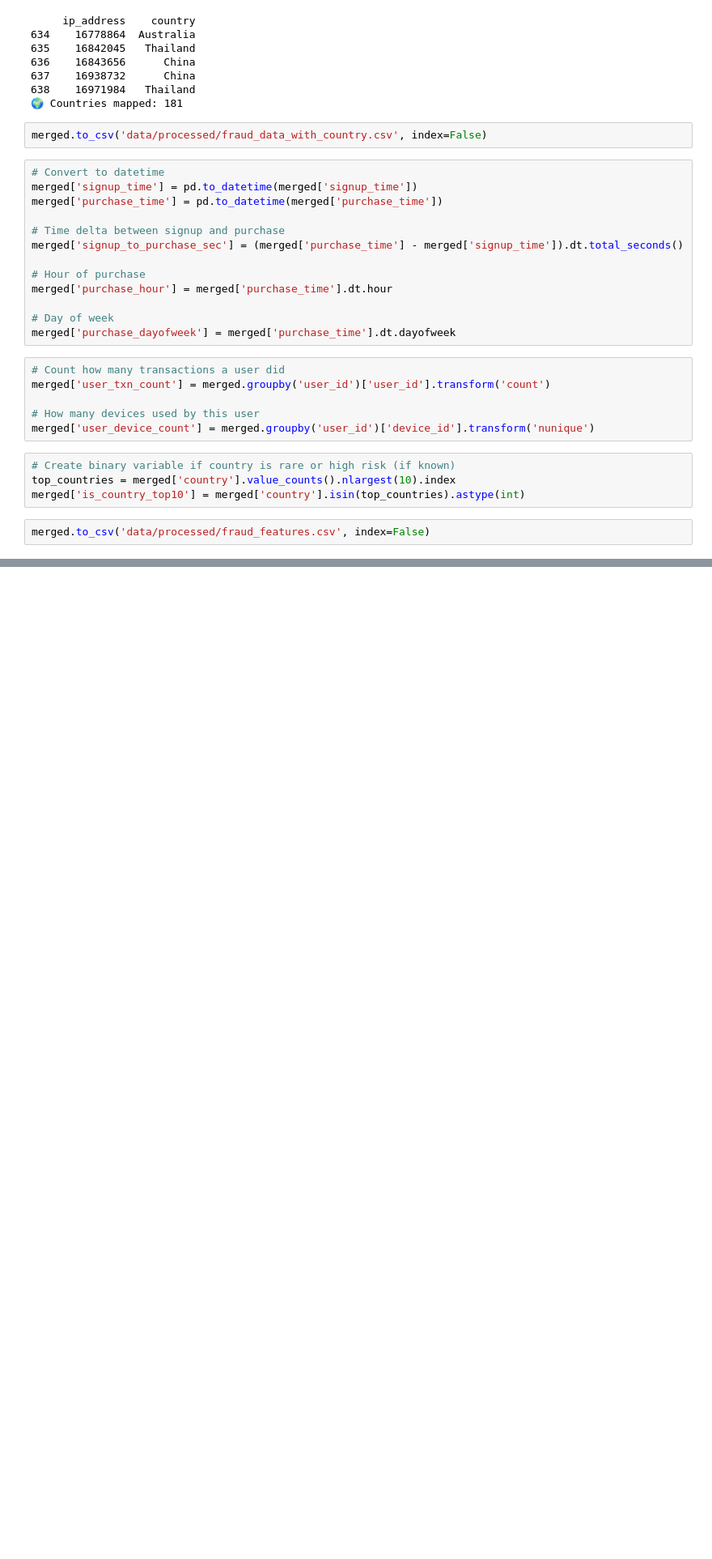
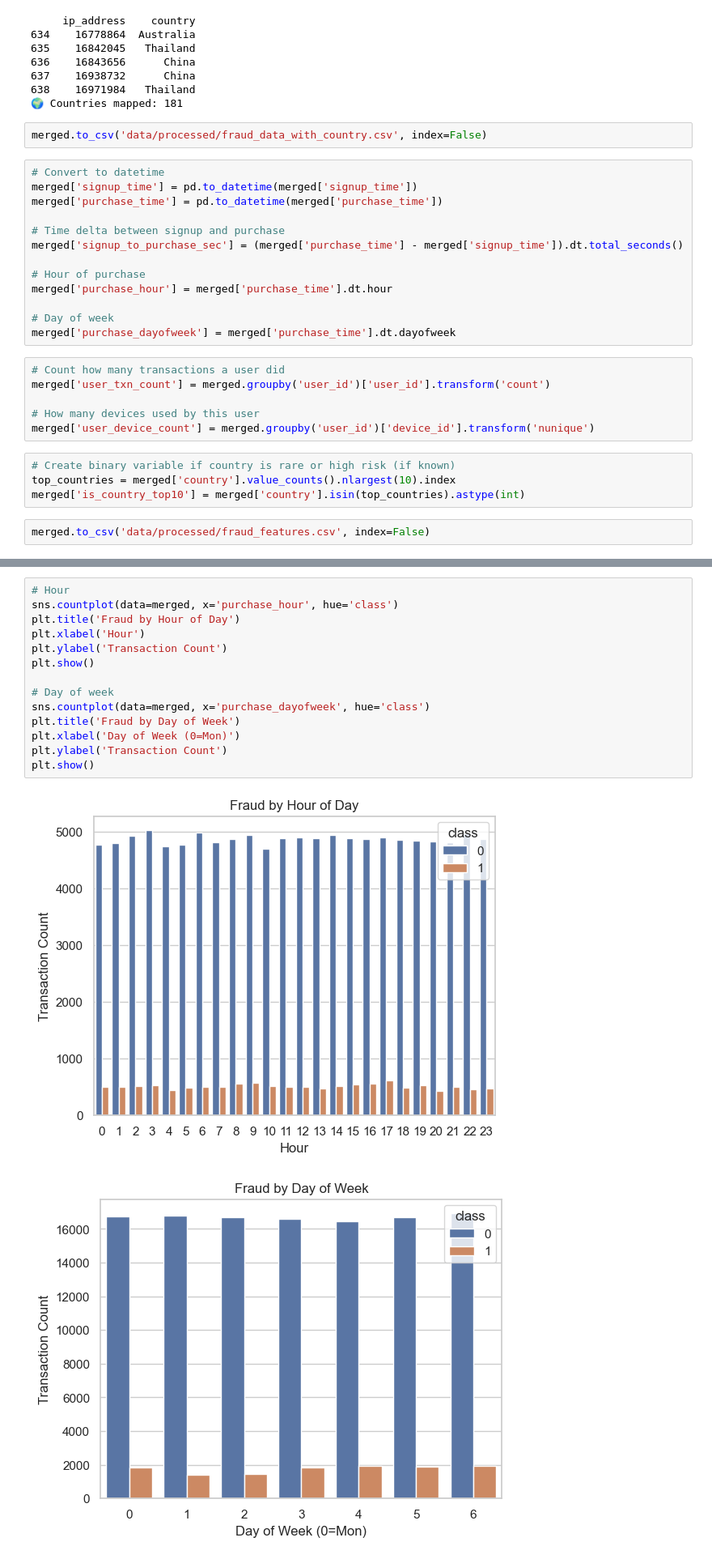
Before and after one commit to Bisrath1/fraud-detection-10academy, a Jupyter notebook: notebooks/1.0-eda.ipynb, the cells around one changed output, grey strips where cells are left out. Shown: that part at 81% size. Drawn from its saved outputs; the diff is of its cells as text; blank space fills up the shorter version.

```diff
--- a/notebooks/1.0-eda.ipynb
+++ b/notebooks/1.0-eda.ipynb
@@ -229,0 +246,17 @@ merged.to_csv('data/processed/fraud_features.csv', index=False)
+# %%
+# Hour
+sns.countplot(data=merged, x='purchase_hour', hue='class')
+plt.title('Fraud by Hour of Day')
+plt.xlabel('Hour')
+plt.ylabel('Transaction Count')
+plt.show()
+
+# Day of week
+sns.countplot(data=merged, x='purchase_dayofweek', hue='class')
+plt.title('Fraud by Day of Week')
+plt.xlabel('Day of Week (0=Mon)')
+plt.ylabel('Transaction Count')
+plt.show()
+# %% [output]
+[figure, added]
+[figure, added]
```
Also changed, not shown: parts of 3 cells of this notebook.
